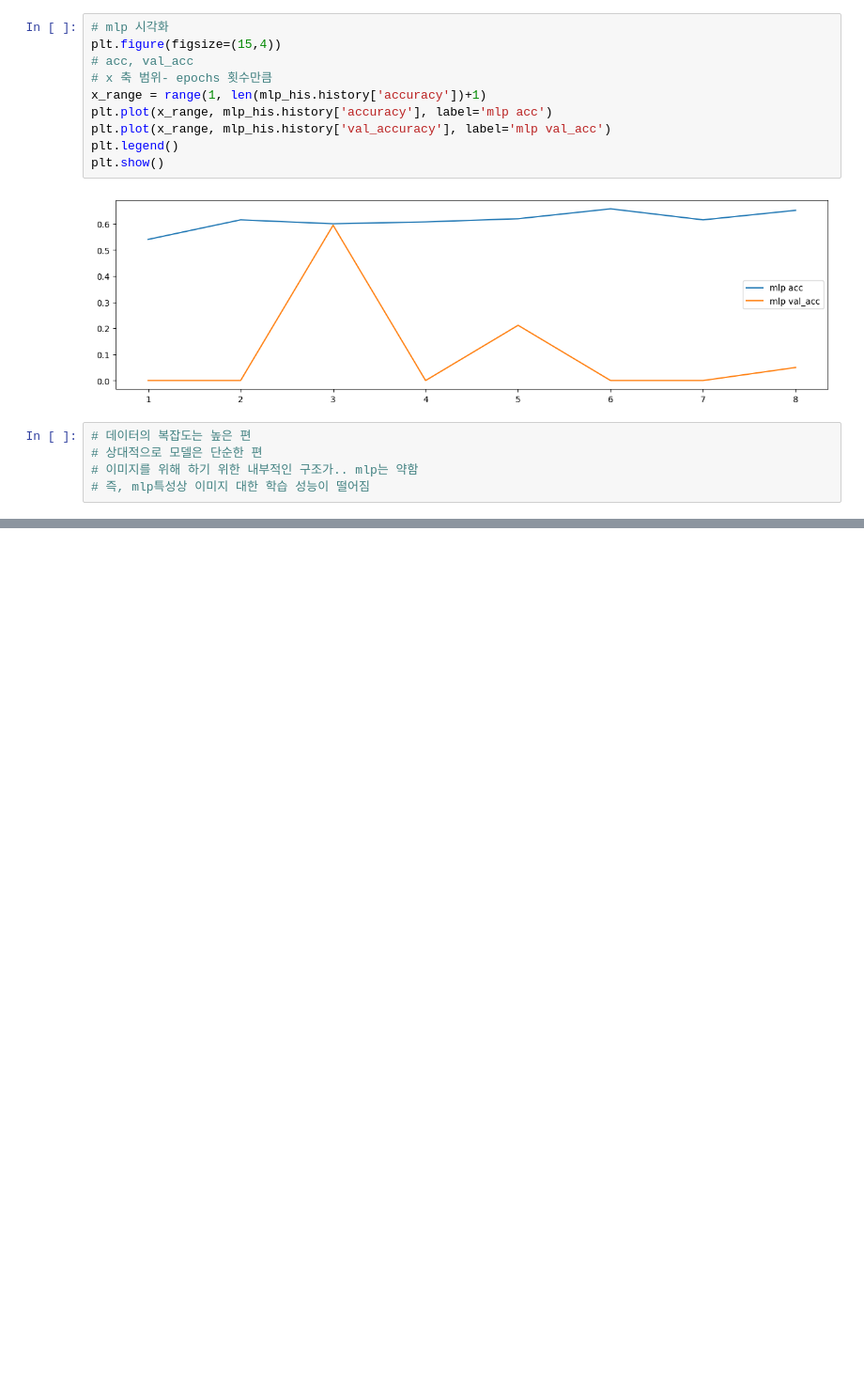
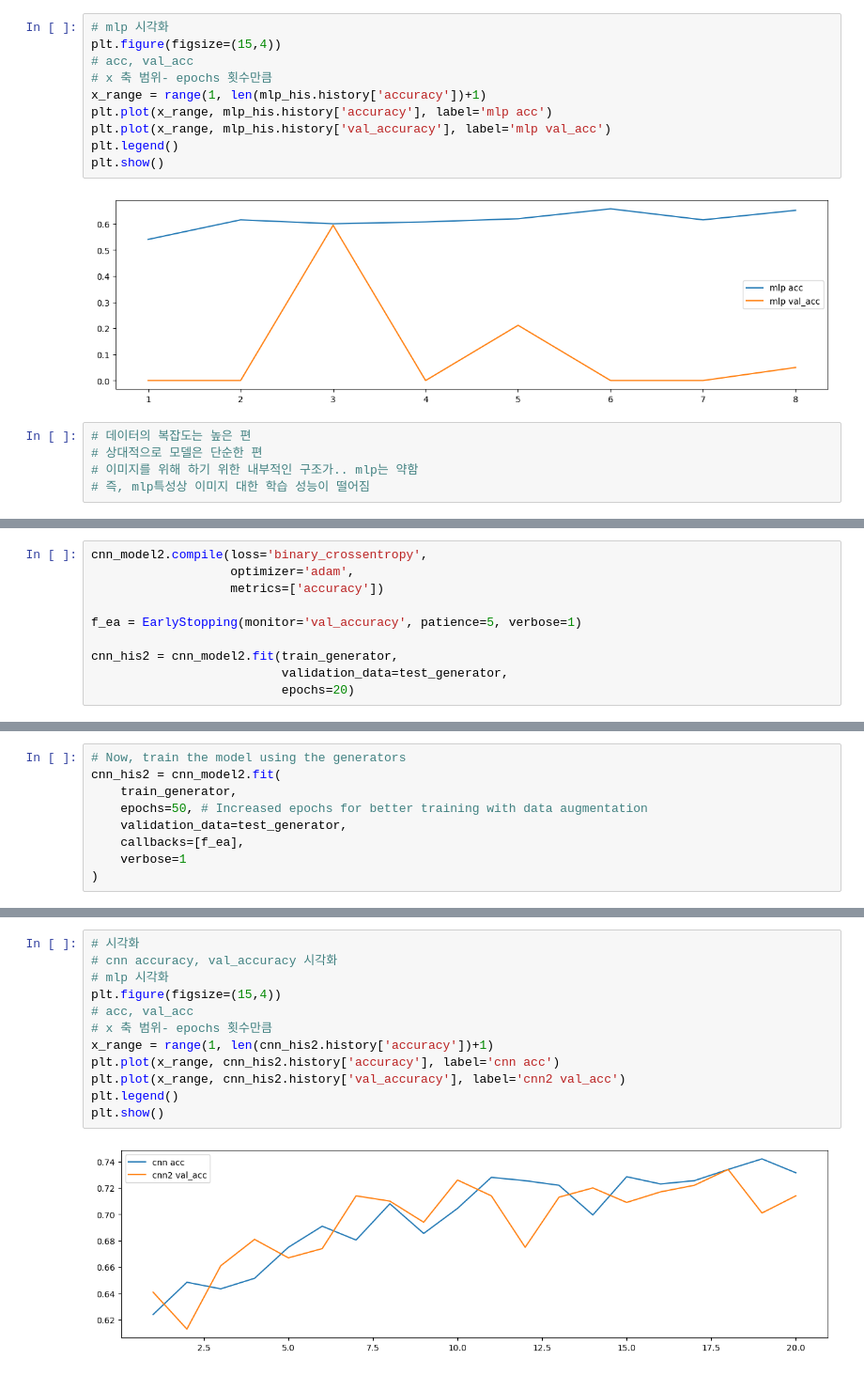
Before and after one commit to hyperdbio/Android-inject, a Jupyter notebook: ex06_mlp,cnn_개고양이_이진분류.ipynb, the cells around one changed output, grey strips where cells are left out. Shown at 94% size. Cells and saved outputs as stored; diff of their text form; blank space fills up the shorter version.

```diff
--- a/ex06_mlp,cnn_개고양이_이진분류.ipynb
+++ b/ex06_mlp,cnn_개고양이_이진분류.ipynb
@@ -150,0 +278,10 @@ plt.show()
+# %%
+cnn_model2.compile(loss='binary_crossentropy',
+                   optimizer='adam',
+                   metrics=['accuracy'])
+
+f_ea = EarlyStopping(monitor='val_accuracy', patience=5, verbose=1)
+
+cnn_his2 = cnn_model2.fit(train_generator,
+                          validation_data=test_generator,
+                          epochs=20)
@@ -150,0 +340,9 @@ plt.show()
+# %%
+# Now, train the model using the generators
+cnn_his2 = cnn_model2.fit(
+    train_generator,
+    epochs=50, # Increased epochs for better training with data augmentation
+    validation_data=test_generator,
+    callbacks=[f_ea],
+    verbose=1
+)
@@ -150,0 +371,14 @@ plt.show()
+# %%
+# 시각화
+# cnn accuracy, val_accuracy 시각화
+# mlp 시각화
+plt.figure(figsize=(15,4))
+# acc, val_acc
+# x 축 범위- epochs 횟수만큼
+x_range = range(1, len(cnn_his2.history['accuracy'])+1)
+plt.plot(x_range, cnn_his2.history['accuracy'], label='cnn acc')
+plt.plot(x_range, cnn_his2.history['val_accuracy'], label='cnn2 val_acc')
+plt.legend()
+plt.show()
+# %% [output]
+[figure, added]
```
Also changed, not shown: parts of 14 cells of this notebook.
